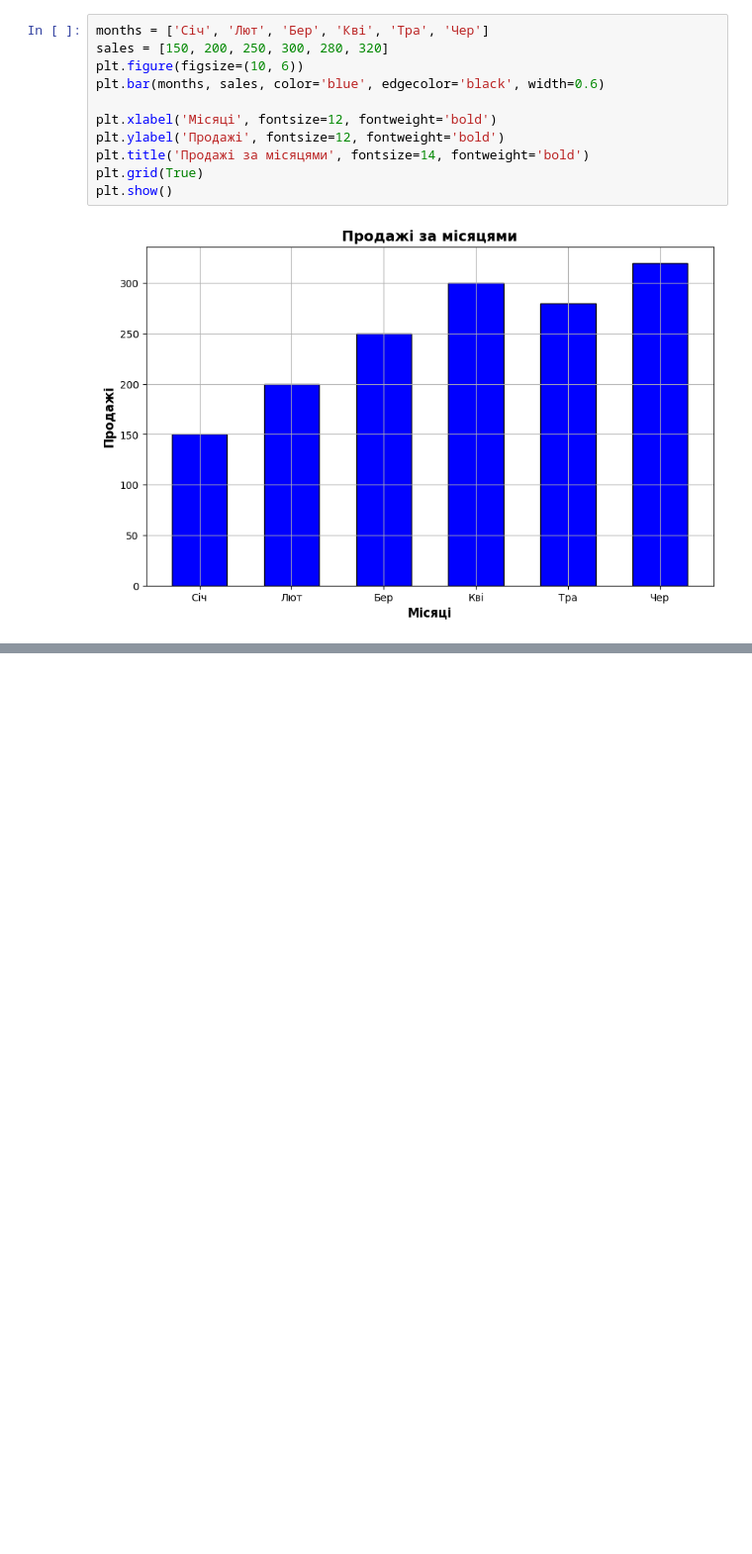
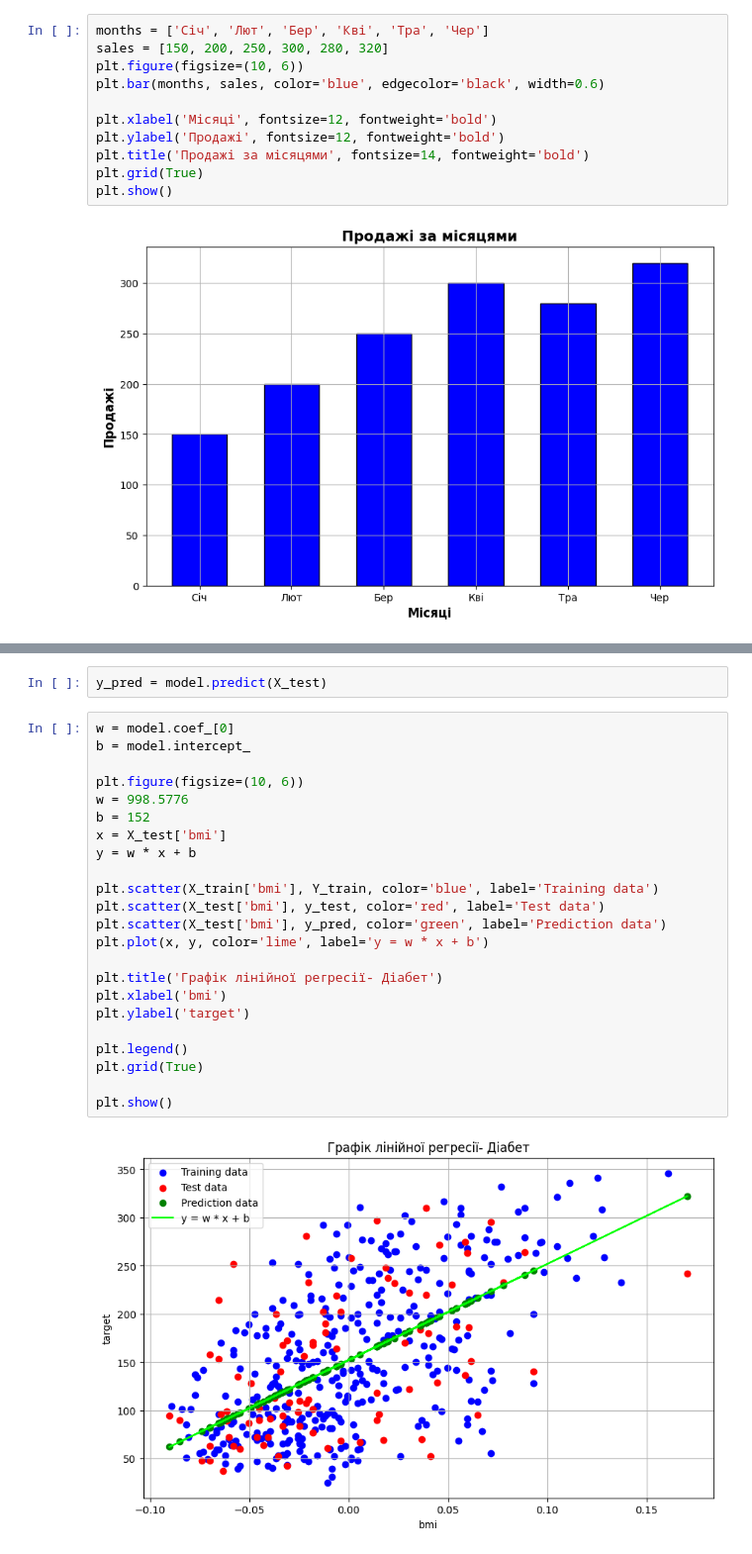
Before and after one commit to AnnaGorova/AI_Python, a Jupyter notebook: notebook.ipynb, the cells around one changed output, grey strips where cells are left out. Shown at 99% size. Cells and saved outputs as stored; diff of their text form; blank space fills up the shorter version.

```diff
--- a/notebook.ipynb
+++ b/notebook.ipynb
@@ -330,0 +404,27 @@ plt.show()
+# %%
+y_pred = model.predict(X_test)
+# %%
+w = model.coef_[0]
+b = model.intercept_
+
+plt.figure(figsize=(10, 6))
+w = 998.5776
+b = 152
+x = X_test['bmi']
+y = w * x + b
+
+plt.scatter(X_train['bmi'], Y_train, color='blue', label='Training data')
+plt.scatter(X_test['bmi'], y_test, color='red', label='Test data')
+plt.scatter(X_test['bmi'], y_pred, color='green', label='Prediction data')
+plt.plot(x, y, color='lime', label='y = w * x + b')
+
+plt.title('Графік лінійної регресії- Діабет')
+plt.xlabel('bmi')
+plt.ylabel('target')
+
+plt.legend()
+plt.grid(True)
+
+plt.show()
+# %% [output]
+[figure, added]
```
Also changed, not shown: parts of 35 cells of this notebook, 4 other files.
